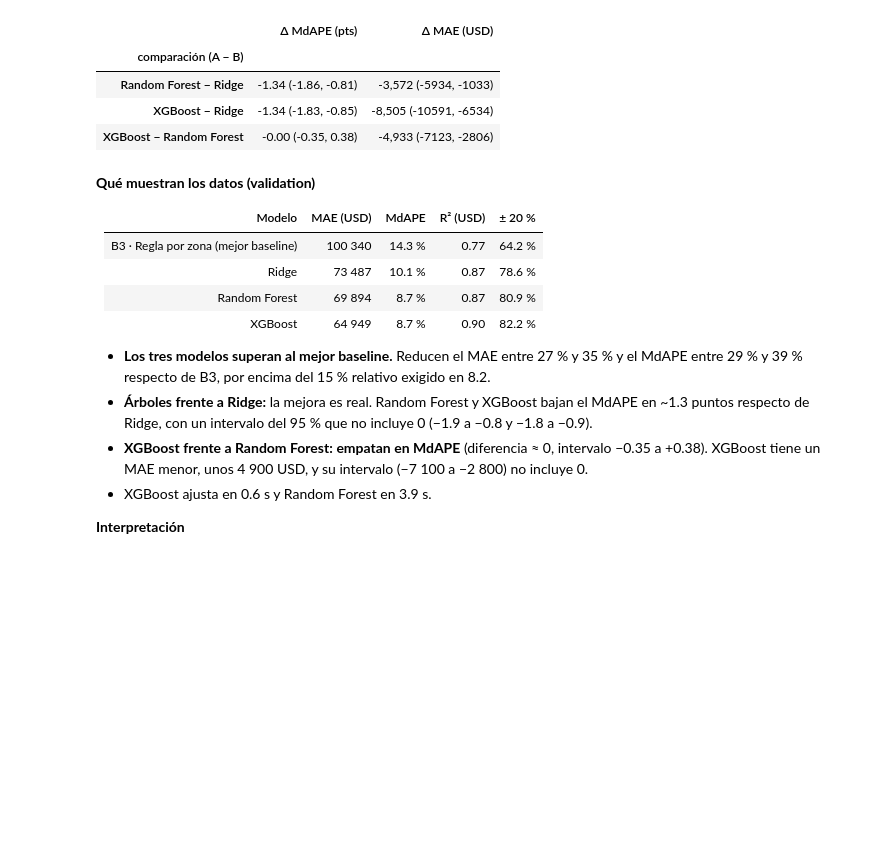
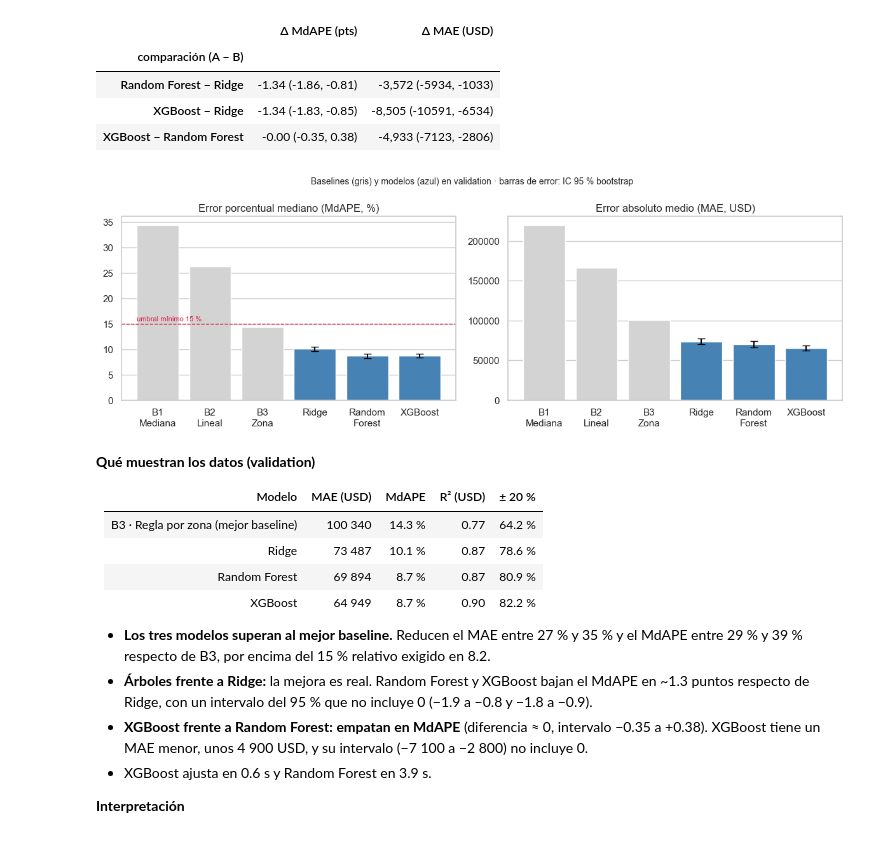
Before and after one commit to lvanCR/cc209-precios-inmobiliarios, a Jupyter notebook: notebooks/04_baseline_y_modelos.ipynb, the cells around one changed output. Drawn from its saved outputs; the diff is of its cells as text; code cells hidden in the pictures; blank space fills up the shorter version.

```diff
--- a/notebooks/04_baseline_y_modelos.ipynb
+++ b/notebooks/04_baseline_y_modelos.ipynb
@@ -508,6 +523,29 @@ Intervalo 95 % por modelo
 | Random Forest − Ridge | -1.34 (-1.86, -0.81) | -3,572 (-5934, -1033) |
 | XGBoost − Ridge | -1.34 (-1.83, -0.85) | -8,505 (-10591, -6534) |
 | XGBoost − Random Forest | -0.00 (-0.35, 0.38) | -4,933 (-7123, -2806) |
+# %%
+orden = list(resultados_val.keys())
+etiquetas = ["B1\nMediana", "B2\nLineal", "B3\nZona", "Ridge", "Random\nForest", "XGBoost"]
+colores = ["lightgray"] * 3 + ["steelblue"] * 3
+
+fig, axes = plt.subplots(1, 2, figsize=(12, 4.2))
+for ax, metrica, boot_key, titulo in [(axes[0], "MdAPE (%)", "MdAPE", "Error porcentual mediano (MdAPE, %)"),
+                                      (axes[1], "MAE (USD)", "MAE", "Error absoluto medio (MAE, USD)")]:
+    vals = [resultados_val[k][metrica] for k in orden]
+    ax.bar(etiquetas, vals, color=colores)
+    for j, m in enumerate(nombres_m):
+        lo, hi = np.percentile(boot[m][boot_key], [2.5, 97.5])
+        ax.errorbar(3 + j, vals[3 + j], yerr=[[vals[3 + j] - lo], [hi - vals[3 + j]]], color="black", capsize=4)
+    ax.set_title(titulo)
+    ax.grid(axis="x", visible=False)
+axes[0].axhline(15, color="crimson", ls="--", lw=1)
+axes[0].text(-0.4, 15.5, "umbral mínimo 15 %", color="crimson", fontsize=8)
+fig.suptitle("Baselines (gris) y modelos (azul) en validation · barras de error: IC 95 % bootstrap", fontsize=10)
+plt.tight_layout()
+guardar_fig("modelo_01_comparacion_validation")
+plt.show()
+# %% [output]
+[figure, added]
 # %% [markdown]
 **Qué muestran los datos (validation)**
 
```
Also changed, not shown: parts of 16 cells of this notebook, 33 other files.
